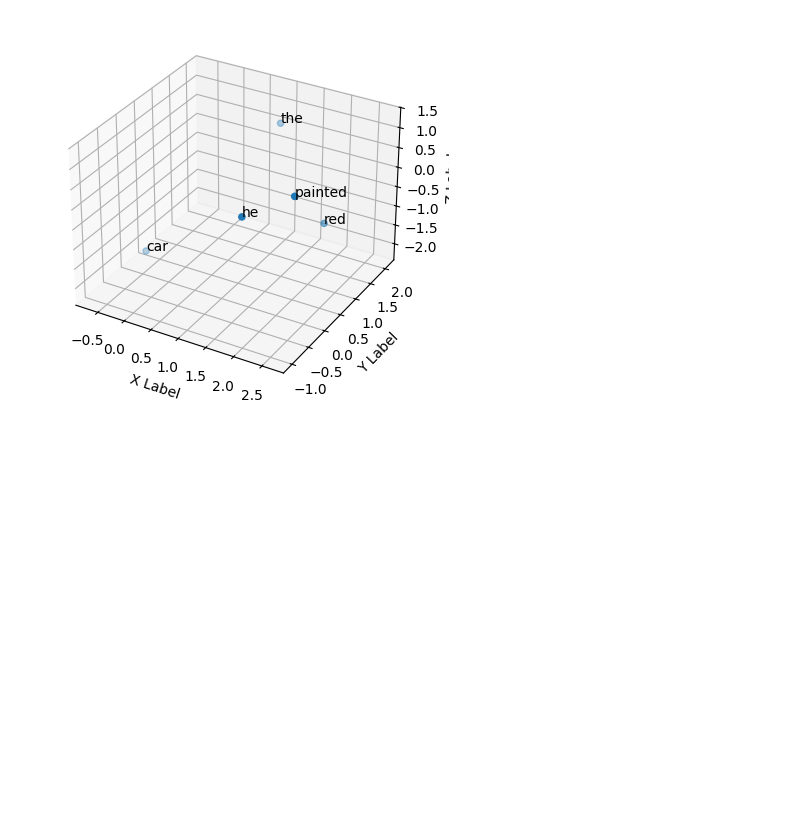
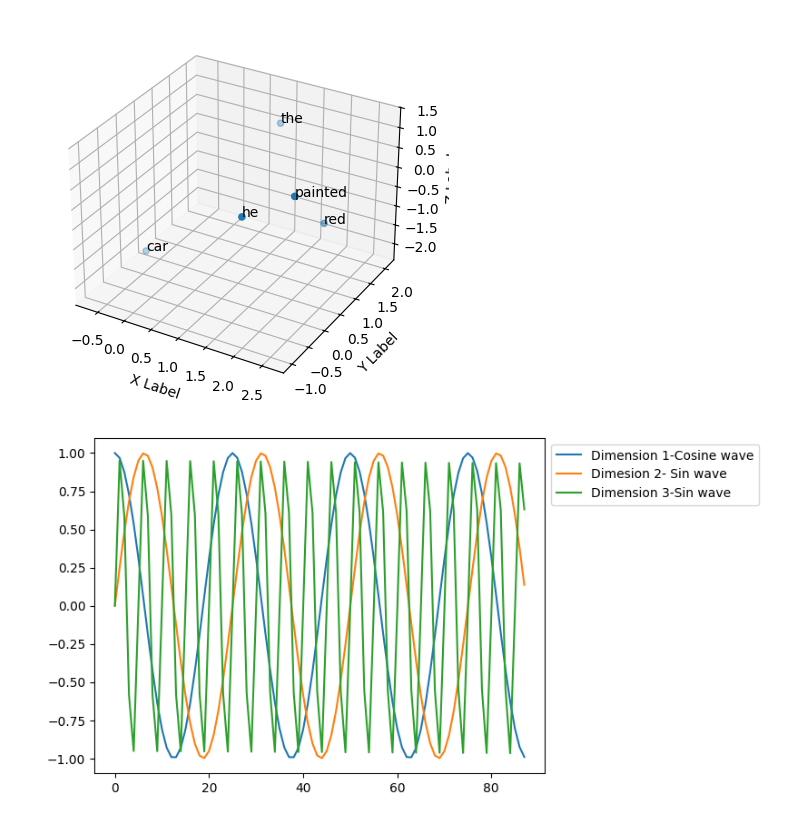
Before and after one commit to VishSeran/transformer-models, a Jupyter notebook: self-attention/build_self-attention-from-scratch.ipynb, the cells around one changed output. Cells and saved outputs as stored; diff of their text form; code cells hidden in the pictures; blank space fills up the shorter version.

Commit message:
modified positional encoding and plotted the plot embeddings using sin and cosin

```diff
--- a/self-attention/build_self-attention-from-scratch.ipynb
+++ b/self-attention/build_self-attention-from-scratch.ipynb
@@ -488,3 +488,12 @@ pos_embeddings_combine = embed_out + pe[0:samples,0:dims]
 plot_embeddings(pos_embeddings_combine.detach().numpy(), tokenizor(sample_text),vocab)
 # %% [output]
 [figure]
+# %%
+plt.plot(pe[:,0], label ="Dimension 1-Cosine wave")
+plt.plot(pe[:,1], label = "Dimesion 2- Sin wave")
+plt.plot(pe[:,2], label = "Dimension 3-Sin wave")
+
+plt.legend(loc = "upper left", bbox_to_anchor = (1,1))
+plt.show()
+# %% [output]
+[figure, added]
```
